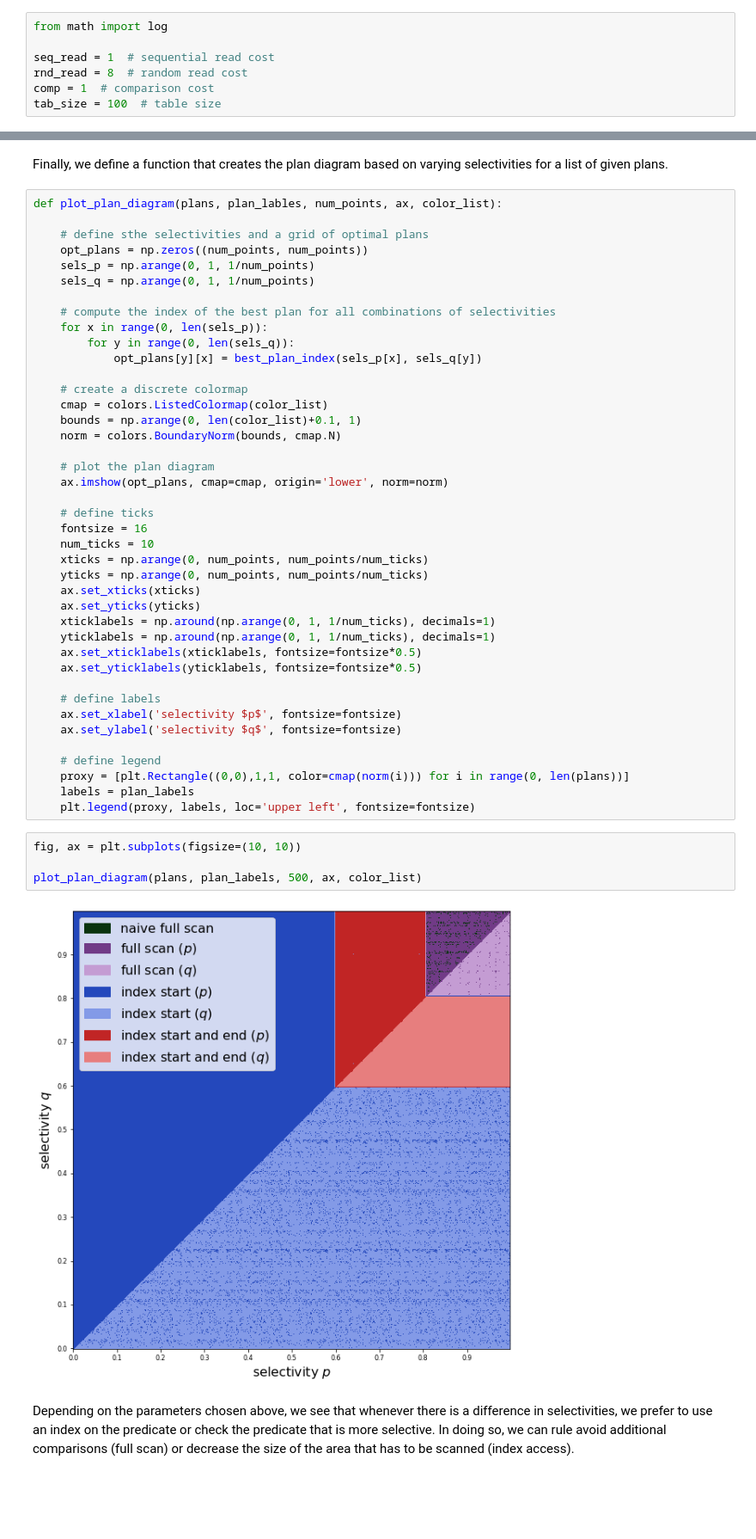
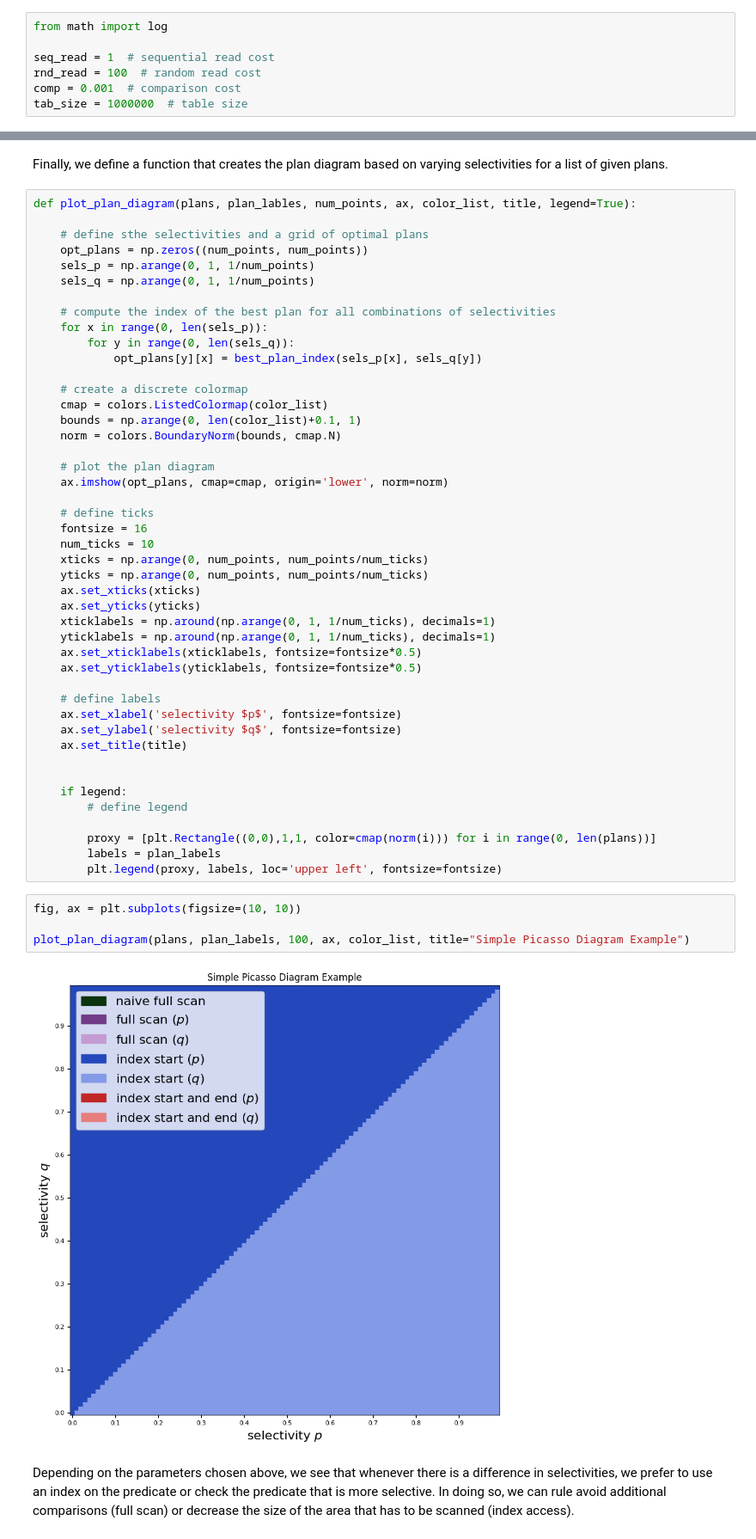
Before and after one commit to BigDataAnalyticsGroup/bigdataengineering, a Jupyter notebook: Picasso.ipynb, the cells around one changed output, grey strips where cells are left out. Shown at 86% size. Saved outputs shown, nothing was run; the diff lists cells and outputs as text; blank space fills up the shorter version.

Commit message:
plot varying rand costs

```diff
--- a/Picasso.ipynb
+++ b/Picasso.ipynb
@@ -29,9 +29,9 @@ Additionally, we use the table size and selectivities of predicates as parameter
 from math import log
 
 seq_read = 1  # sequential read cost
-rnd_read = 8  # random read cost
-comp = 1  # comparison cost
-tab_size = 100  # table size
+rnd_read = 100  # random read cost
+comp = 0.001  # comparison cost
+tab_size = 1000000  # table size
 # %% [markdown]
 ### Cost Model Operations
 
@@ -203,7 +203,7 @@ def best_plan_index(sel_p, sel_q):
 # %% [markdown]
 Finally, we define a function that creates the plan diagram based on varying selectivities for a list of given plans.
 # %%
-def plot_plan_diagram(plans, plan_lables, num_points, ax, color_list):
+def plot_plan_diagram(plans, plan_lables, num_points, ax, color_list, title, legend=True):
 
     # define sthe selectivities and a grid of optimal plans
     opt_plans = np.zeros((num_points, num_points))
@@ -238,16 +238,20 @@ def plot_plan_diagram(plans, plan_lables, num_points, ax, color_list):
     # define labels
     ax.set_xlabel('selectivity $p$', fontsize=fontsize)
     ax.set_ylabel('selectivity $q$', fontsize=fontsize)
+    ax.set_title(title)
 
-    # define legend
-    proxy = [plt.Rectangle((0,0),1,1, color=cmap(norm(i))) for i in range(0, len(plans))]
-    labels = plan_labels
-    plt.legend(proxy, labels, loc='upper left', fontsize=fontsize)
+
+    if legend:
+        # define legend
+
+        proxy = [plt.Rectangle((0,0),1,1, color=cmap(norm(i))) for i in range(0, len(plans))]
+        labels = plan_labels
+        plt.legend(proxy, labels, loc='upper left', fontsize=fontsize)
 # %%
 fig, ax = plt.subplots(figsize=(10, 10))
 
-plot_plan_diagram(plans, plan_labels, 500, ax, color_list)
+plot_plan_diagram(plans, plan_labels, 100, ax, color_list, title="Simple Picasso Diagram Example")
 # %% [output]
-[figure, old version]
+[figure, new version]
 # %% [markdown]
 Depending on the parameters chosen above, we see that whenever there is a difference in selectivities, we prefer to use an index on the predicate or check the predicate that is more selective. In doing so, we can rule avoid additional comparisons (full scan) or decrease the size of the area that has to be scanned (index access).
```
Also changed, not shown: parts of 2 cells of this notebook.
